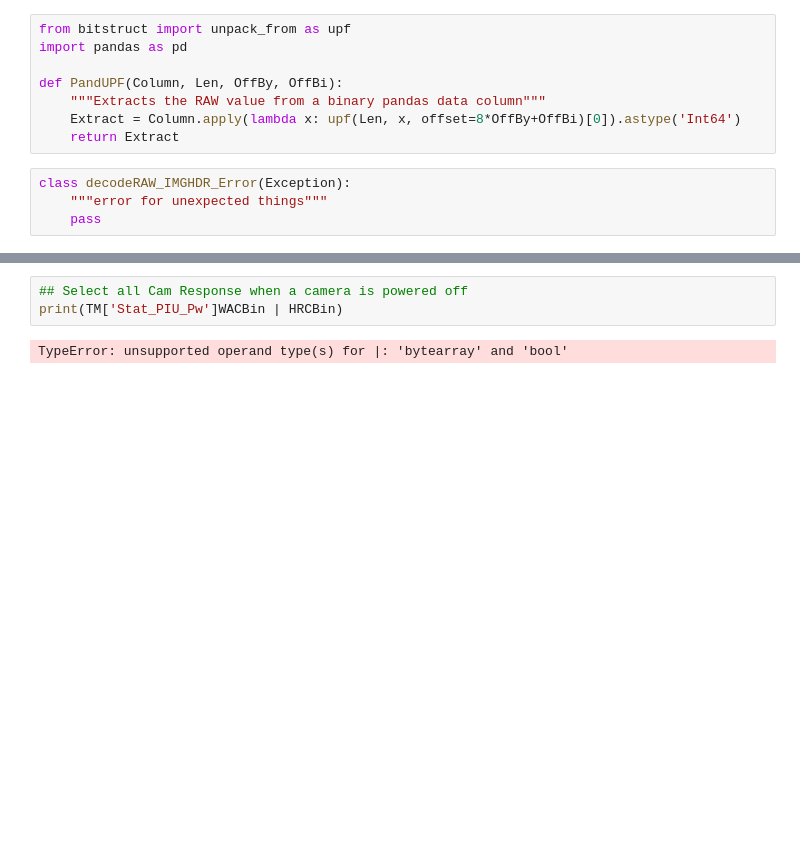
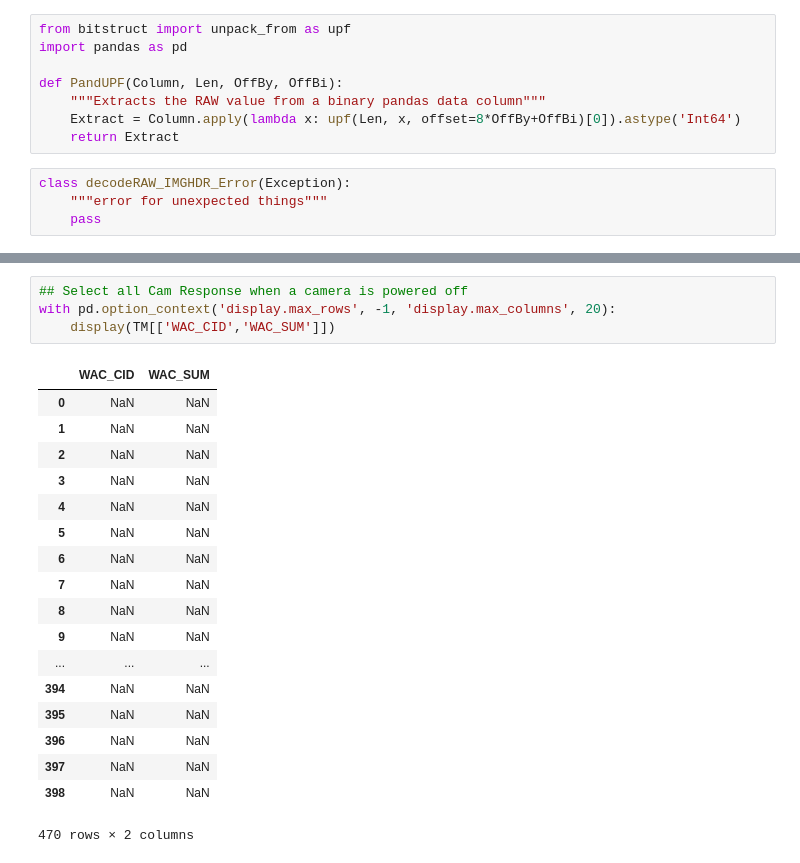
Before and after one commit to Chaldene/pancam, a Jupyter notebook: Development/TMraw2cal.ipynb, the cells around one changed output, grey strips where cells are left out. Cells and saved outputs as stored; diff of their text form; blank space fills up the shorter version.

```diff
--- a/Development/TMraw2cal.ipynb
+++ b/Development/TMraw2cal.ipynb
@@ -177,5 +225,23 @@ Done
 # %%
 ## Select all Cam Response when a camera is powered off
-print(TM['Stat_PIU_Pw']WACBin | HRCBin)
+with pd.option_context('display.max_rows', -1, 'display.max_columns', 20):
+    display(TM[['WAC_CID','WAC_SUM']])
 # %% [output]
+|  | WAC_CID | WAC_SUM |
+| 0 | NaN | NaN |
+| 1 | NaN | NaN |
+| 2 | NaN | NaN |
+| 3 | NaN | NaN |
+| 4 | NaN | NaN |
+| 5 | NaN | NaN |
+| 6 | NaN | NaN |
+| 7 | NaN | NaN |
+| 8 | NaN | NaN |
+| 9 | NaN | NaN |
+| ... | ... | ... |
+| 394 | NaN | NaN |
+| 395 | NaN | NaN |
+| 396 | NaN | NaN |
+| 397 | NaN | NaN |
+| 398 | NaN | NaN |
-TypeError: unsupported operand type(s) for |: 'bytearray' and 'bool'
+470 rows × 2 columns
```
Also changed, not shown: parts of 3 cells of this notebook, 1 other file.
